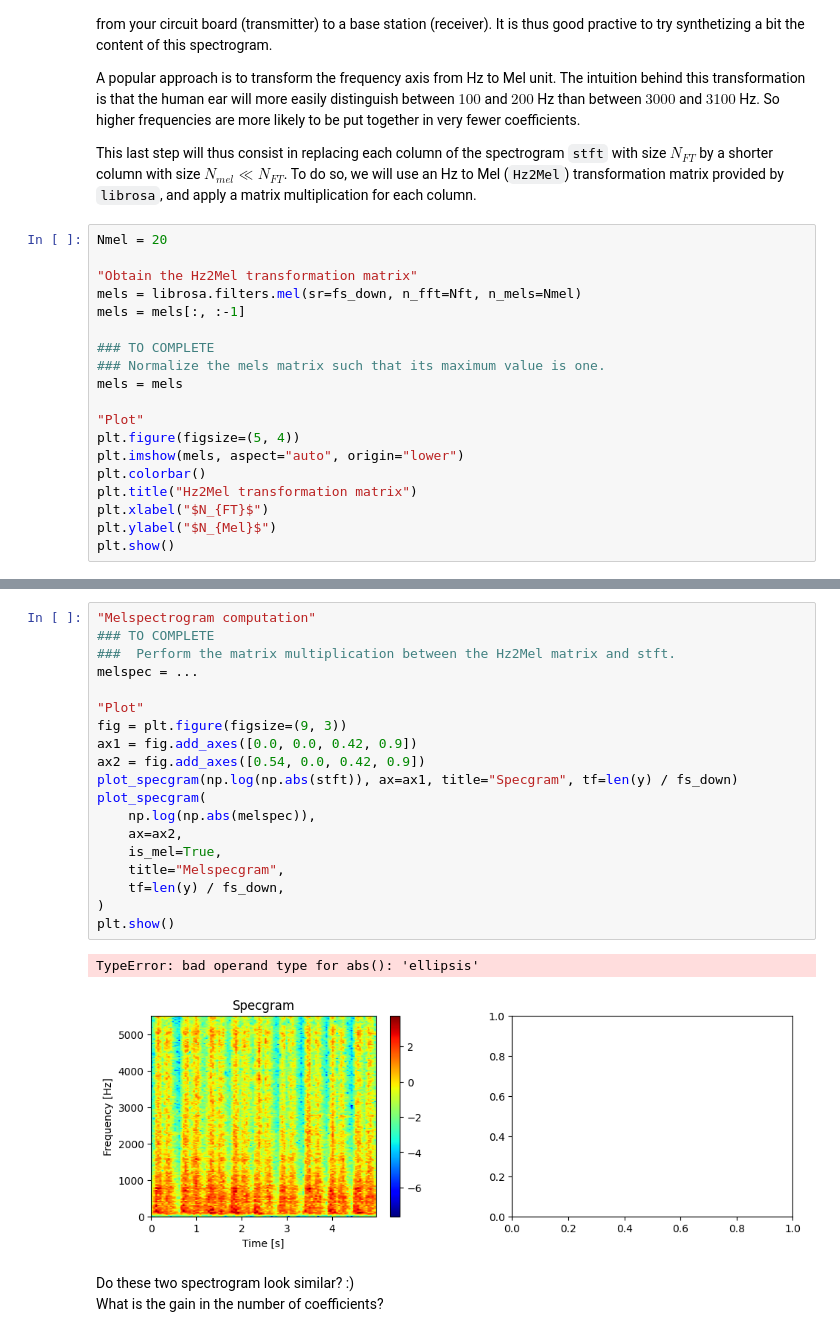
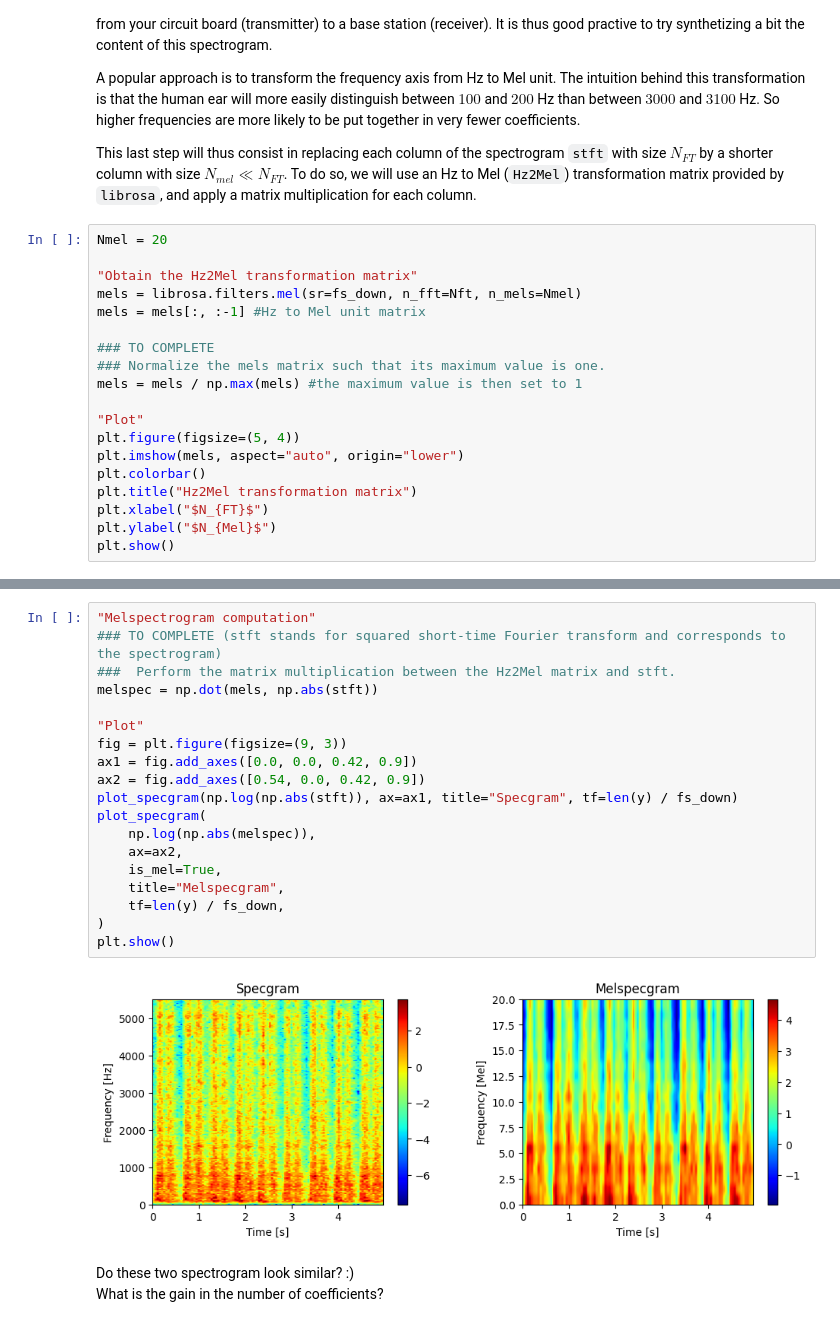
Before and after one commit to Raph480/LELEC210X, a Jupyter notebook: classification/h1_feature_vectors.ipynb, the cells around one changed output, grey strips where cells are left out. Drawn from its saved outputs; the diff is of its cells as text.

```diff
--- a/classification/h1_feature_vectors.ipynb
+++ b/classification/h1_feature_vectors.ipynb
@@ -281,11 +286,11 @@ Nmel = 20
 
 "Obtain the Hz2Mel transformation matrix"
 mels = librosa.filters.mel(sr=fs_down, n_fft=Nft, n_mels=Nmel)
-mels = mels[:, :-1]
+mels = mels[:, :-1] #Hz to Mel unit matrix
 
 ### TO COMPLETE
 ### Normalize the mels matrix such that its maximum value is one.
-mels = mels
+mels = mels / np.max(mels) #the maximum value is then set to 1
 
 "Plot"
 plt.figure(figsize=(5, 4))
@@ -300,25 +305,24 @@ plt.show()
 # %%
 "Melspectrogram computation"
-### TO COMPLETE
+### TO COMPLETE (stft stands for squared short-time Fourier transform and corresponds to the spectrogram)
 ###  Perform the matrix multiplication between the Hz2Mel matrix and stft.
-melspec = ...
+melspec = np.dot(mels, np.abs(stft))
 
 "Plot"
 fig = plt.figure(figsize=(9, 3))
 ax1 = fig.add_axes([0.0, 0.0, 0.42, 0.9])
 ax2 = fig.add_axes([0.54, 0.0, 0.42, 0.9])
 plot_specgram(np.log(np.abs(stft)), ax=ax1, title="Specgram", tf=len(y) / fs_down)
 plot_specgram(
     np.log(np.abs(melspec)),
     ax=ax2,
     is_mel=True,
     title="Melspecgram",
     tf=len(y) / fs_down,
 )
 plt.show()
 # %% [output]
-TypeError: bad operand type for abs(): 'ellipsis'
-[figure, old version]
+[figure, new version]
 # %% [markdown]
 Do these two spectrogram look similar? :) <br>
 What is the gain in the number of coefficients?
```
Also changed, not shown: parts of 12 cells of this notebook.
